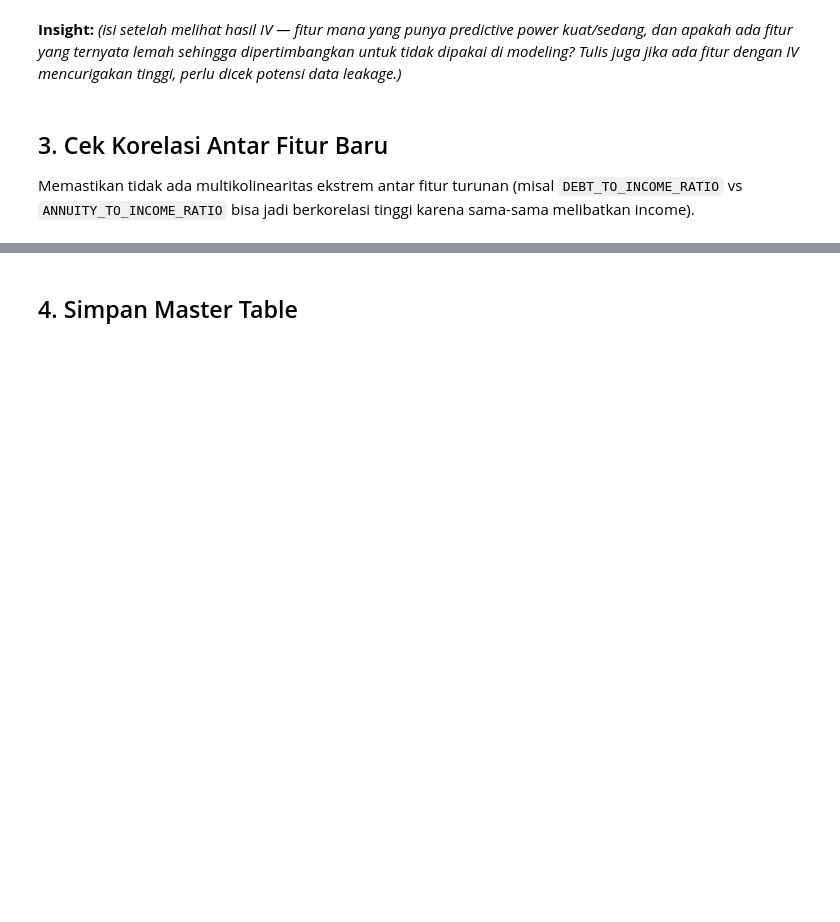
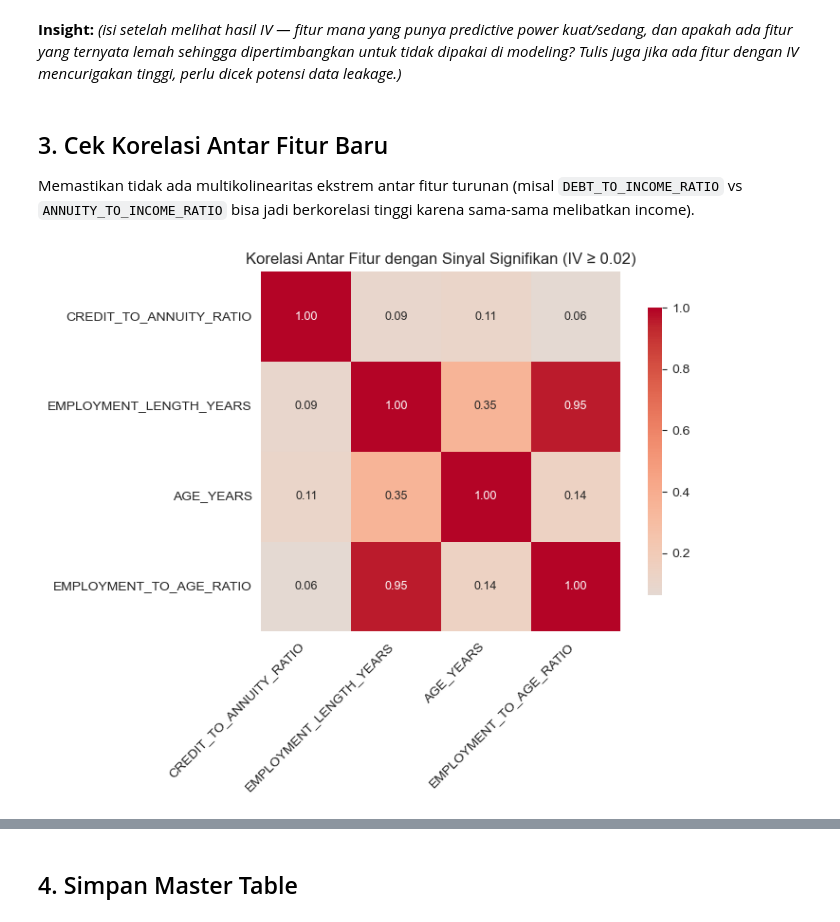
Before and after one commit to foxyglue/credit-risk-scorecard, a Jupyter notebook: notebooks/02_feature_engineering.ipynb, the cells around one changed output, grey strips where cells are left out. Drawn from its saved outputs; the diff is of its cells as text; code cells hidden in the pictures; blank space fills up the shorter version.

```diff
--- a/notebooks/02_feature_engineering.ipynb
+++ b/notebooks/02_feature_engineering.ipynb
@@ -69,7 +96,8 @@ def calculate_iv(df: pd.DataFrame, feature: str, target: str, bins: int = 10) ->
     except ValueError:
         return np.nan
 
-    grouped = temp.groupby("bin")[target].agg(["count", "sum"])
+    grouped = temp.groupby("bin", observed=True)[target].agg(["count", "sum"])
+    # groupby menghasilkan kolom "count" dan "sum", kita ubah namanya menjadi "total" dan "bad"
     grouped.columns = ["total", "bad"]
     grouped["good"] = grouped["total"] - grouped["bad"]
 
@@ -115,11 +163,22 @@ Memastikan tidak ada multikolinearitas ekstrem antar fitur turunan
 (misal `DEBT_TO_INCOME_RATIO` vs `ANNUITY_TO_INCOME_RATIO` bisa jadi
 berkorelasi tinggi karena sama-sama melibatkan income).
 # %%
-numeric_new_cols = [c for c in new_cols if pd.api.types.is_numeric_dtype(df[c])]
-corr = df[numeric_new_cols].corr()
+# Hanya cek korelasi untuk fitur yang punya IV >= 0.02 (lemah ke atas)
+# -- fitur ber-IV nol percuma ditampilkan di heatmap korelasi
+meaningful_features = iv_df[iv_df["IV"] >= 0.02].index.tolist()
+meaningful_features = [c for c in meaningful_features if c in df.columns]
 
-fig, ax = plt.subplots(figsize=(10, 8))
-sns.heatmap(corr, annot=True, fmt=".2f", cmap="coolwarm", center=0, ax=ax)
-ax.set_title("Korelasi Antar Fitur Hasil Feature Engineering")
+corr = df[meaningful_features].corr()
+
+fig, ax = plt.subplots(figsize=(8, 6))
+sns.heatmap(
+    corr, annot=True, fmt=".2f", cmap="coolwarm", center=0,
+    ax=ax, annot_kws={"size": 9}, square=True,
+    cbar_kws={"shrink": 0.8},
+)
+ax.set_title("Korelasi Antar Fitur dengan Sinyal Signifikan (IV \u2265 0.02)")
+plt.xticks(rotation=45, ha="right")
 plt.tight_layout()
 plt.show()
+# %% [output]
+[figure, added]
```
Also changed, not shown: parts of 9 cells of this notebook, 1 other file.
